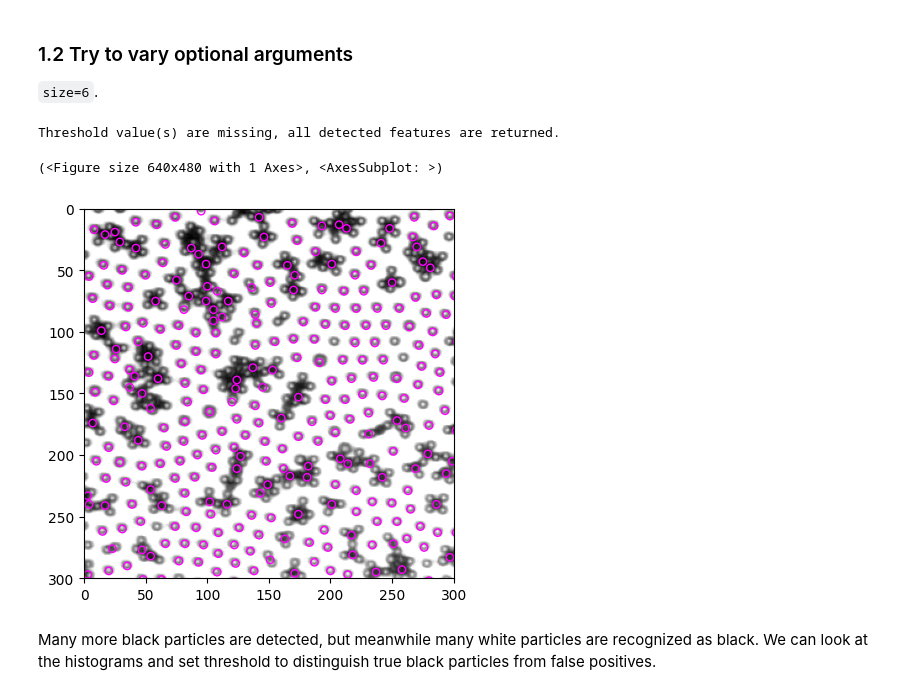
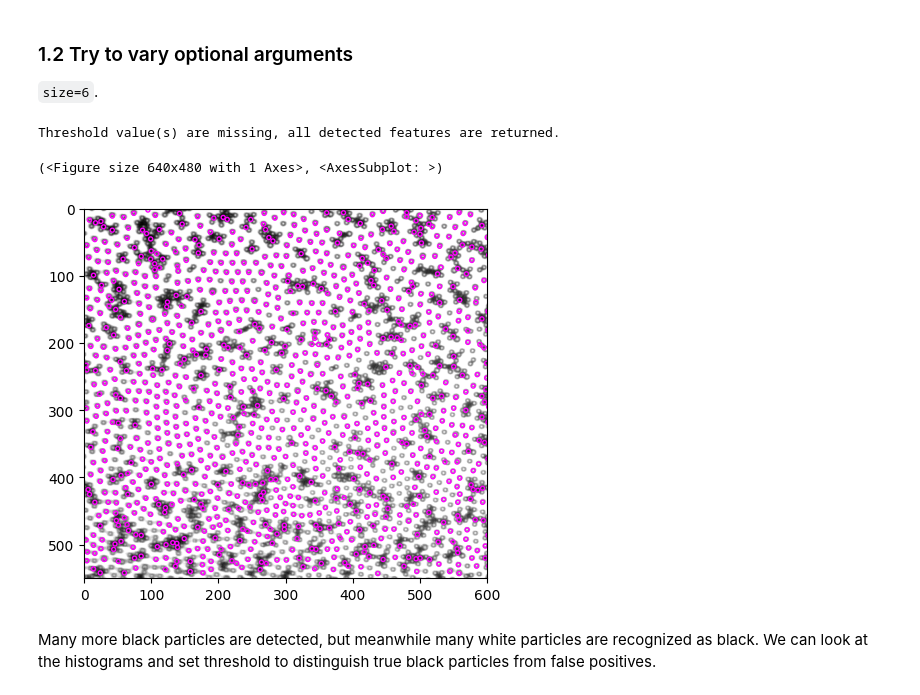
Before and after one commit to ZLoverty/bwtrack, a Jupyter notebook: docs/source/2023-01-29_new-issue-with-black.ipynb, the cells around one changed output. Drawn from its saved outputs; the diff is of its cells as text; code cells hidden in the pictures.

Commit message:
look black particles closely

```diff
--- a/docs/source/2023-01-29_new-issue-with-black.ipynb
+++ b/docs/source/2023-01-29_new-issue-with-black.ipynb
@@ -60,11 +71,11 @@ Only very few black particles are detected.
 `size=6`.
 # %%
 black = find_black(img, size=6)
-show_result(img, black, size=6, ROI=[0, 300, 300, 0])
+show_result(img, black, size=6, ROI=[0, 600, 600, 0])
 # %% [output]
 Threshold value(s) are missing, all detected features are returned.
 (<Figure size 640x480 with 1 Axes>, <AxesSubplot: >)
-[figure, old version]
+[figure, new version]
 # %% [markdown]
 Many more black particles are detected, but meanwhile many white particles are recognized as black. We can look at the histograms and set threshold to distinguish true black particles from false positives.
 # %%
```
Also changed, not shown: parts of 23 cells of this notebook.
